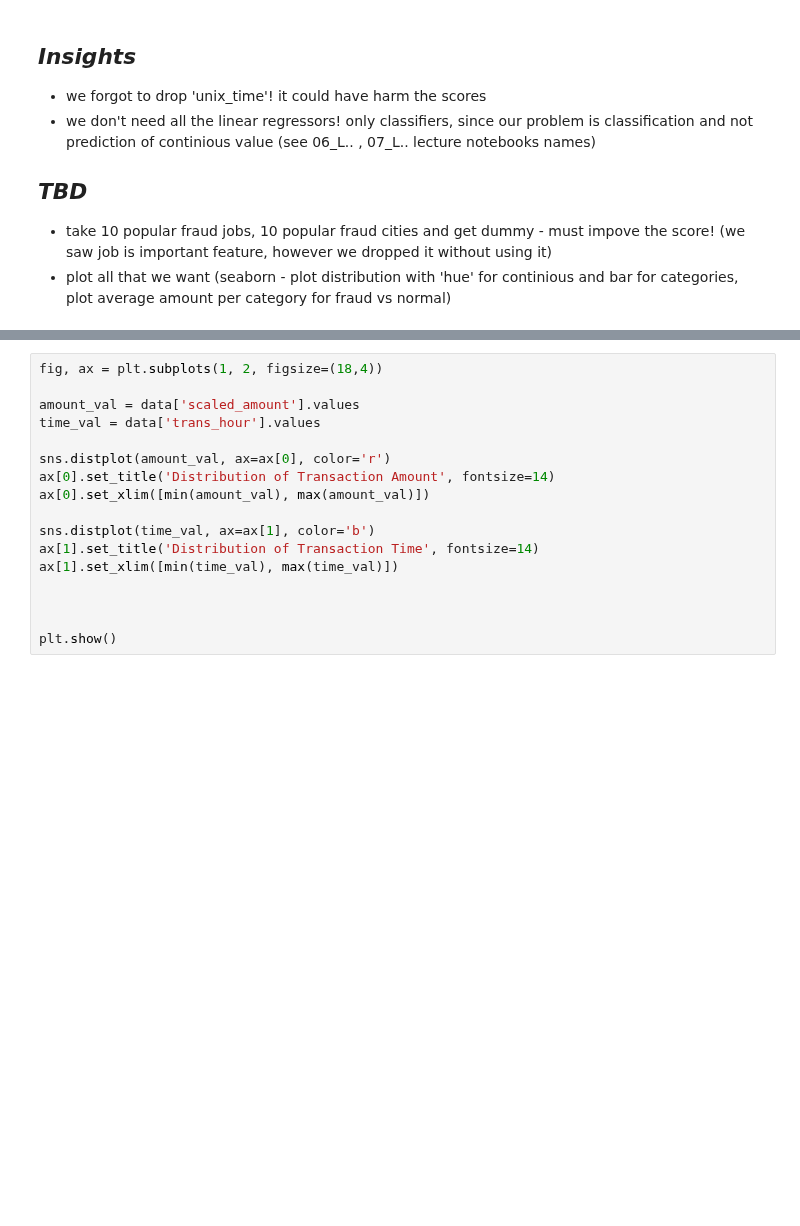
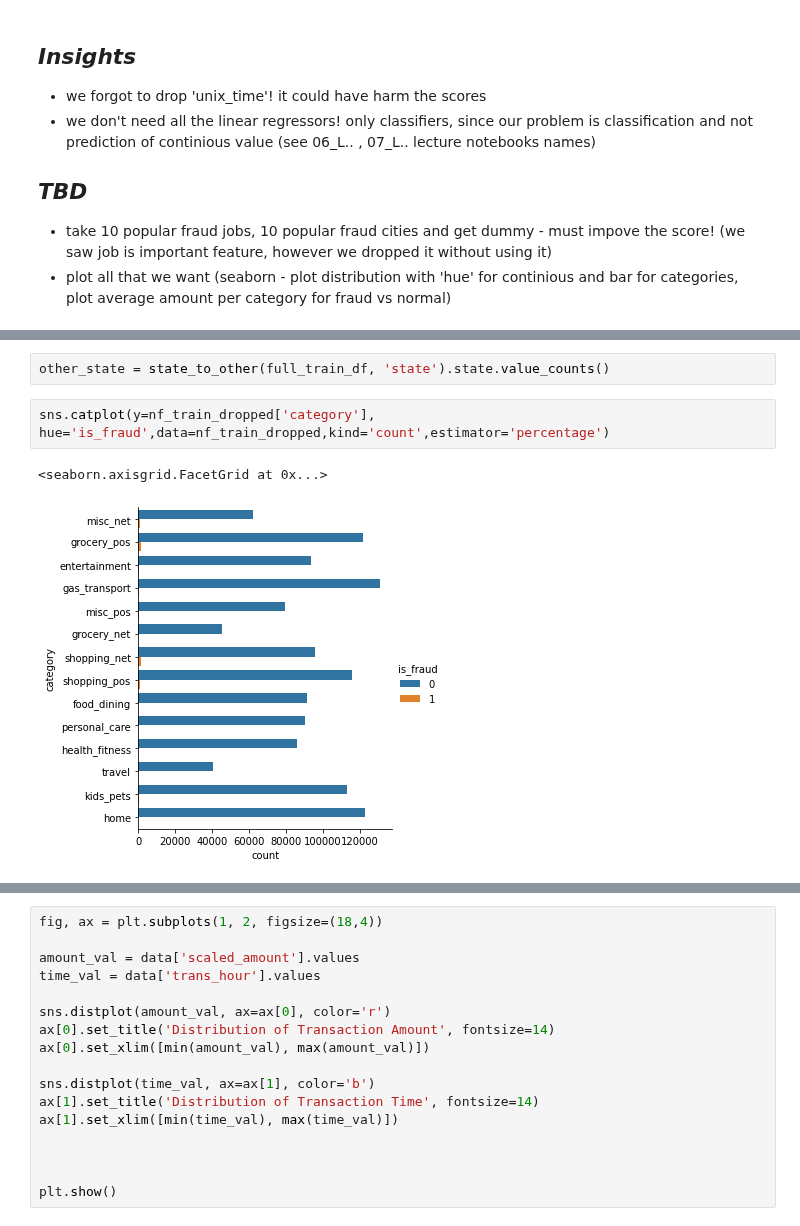
Before and after one commit to sashaaKr/master-of-science, a Jupyter notebook: semester_2/Advanced_Topics_in_Machine_Learning/assignment_2/Advanced Machine Learning_sasha - HW #2.ipynb, the cells around one changed output, grey strips where cells are left out. Saved outputs shown, nothing was run; the diff lists cells and outputs as text; blank space fills up the shorter version.

```diff
--- a/semester_2/Advanced_Topics_in_Machine_Learning/assignment_2/Advanced Machine Learning_sasha - HW #2.ipynb
+++ b/semester_2/Advanced_Topics_in_Machine_Learning/assignment_2/Advanced Machine Learning_sasha - HW #2.ipynb
@@ -946,0 +1141,7 @@ weighted avg       0.99      1.00      0.99    555719
+# %%
+other_state = state_to_other(full_train_df, 'state').state.value_counts()
+# %%
+sns.catplot(y=nf_train_dropped['category'], hue='is_fraud',data=nf_train_dropped,kind='count',estimator='percentage')
+# %% [output]
+<seaborn.axisgrid.FacetGrid at 0x...>
+[figure, added]
```
Also changed, not shown: parts of 28 cells of this notebook.
